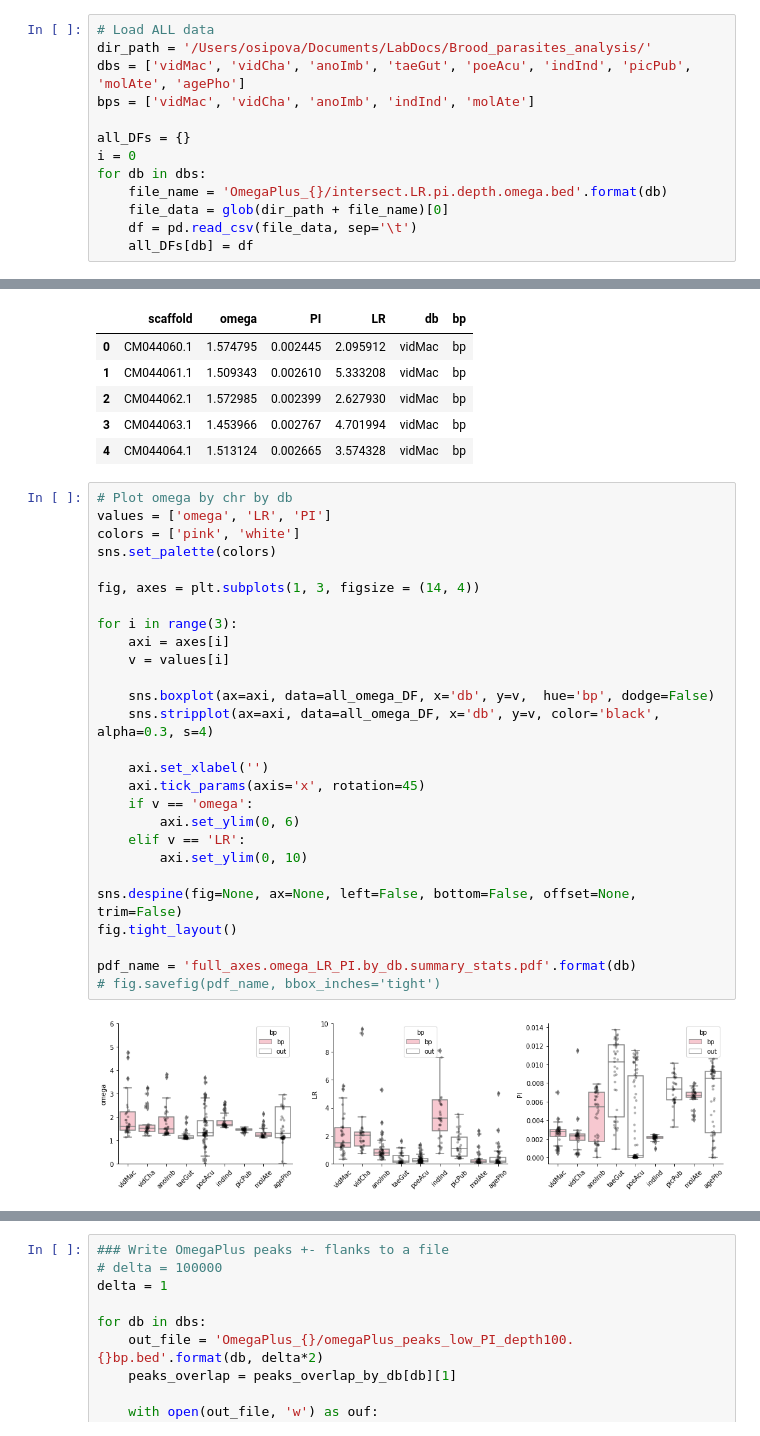
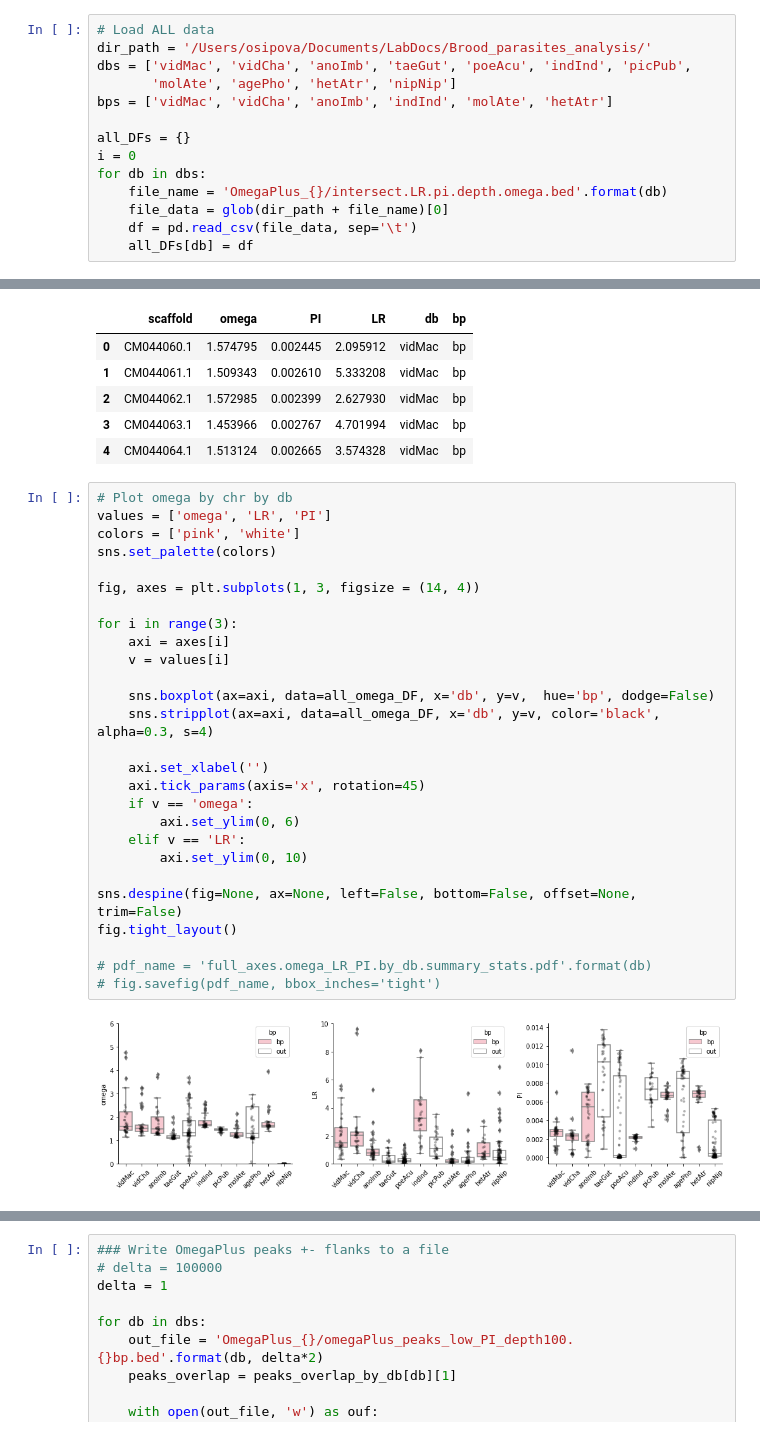
Before and after one commit to osipovarev/Brood_parasites_analysis, a Jupyter notebook: selective_sweeps_analysis.ipynb, the cells around one changed output, grey strips where cells are left out. Saved outputs shown, nothing was run; the diff lists cells and outputs as text.

```diff
--- a/selective_sweeps_analysis.ipynb
+++ b/selective_sweeps_analysis.ipynb
@@ -46,8 +46,9 @@ def find_local_extrema(x, f_x, window, p, extreme):
 # %%
 # Load ALL data
 dir_path = '/Users/osipova/Documents/LabDocs/Brood_parasites_analysis/'
-dbs = ['vidMac', 'vidCha', 'anoImb', 'taeGut', 'poeAcu', 'indInd', 'picPub', 'molAte', 'agePho']
-bps = ['vidMac', 'vidCha', 'anoImb', 'indInd', 'molAte']
+dbs = ['vidMac', 'vidCha', 'anoImb', 'taeGut', 'poeAcu', 'indInd', 'picPub',
+       'molAte', 'agePho', 'hetAtr', 'nipNip']
+bps = ['vidMac', 'vidCha', 'anoImb', 'indInd', 'molAte', 'hetAtr']
 
 all_DFs = {}
 i = 0
@@ -81,32 +82,32 @@ all_omega_DF.head()
 # %%
 # Plot omega by chr by db
 values = ['omega', 'LR', 'PI']
 colors = ['pink', 'white']
 sns.set_palette(colors)
 
 fig, axes = plt.subplots(1, 3, figsize = (14, 4))
 
 for i in range(3):
     axi = axes[i]
     v = values[i]
 
     sns.boxplot(ax=axi, data=all_omega_DF, x='db', y=v,  hue='bp', dodge=False)
     sns.stripplot(ax=axi, data=all_omega_DF, x='db', y=v, color='black', alpha=0.3, s=4)
 
     axi.set_xlabel('')
     axi.tick_params(axis='x', rotation=45)
     if v == 'omega':
         axi.set_ylim(0, 6)
     elif v == 'LR':
         axi.set_ylim(0, 10)
 
 sns.despine(fig=None, ax=None, left=False, bottom=False, offset=None, trim=False)
 fig.tight_layout()
 
-pdf_name = 'full_axes.omega_LR_PI.by_db.summary_stats.pdf'.format(db)
+# pdf_name = 'full_axes.omega_LR_PI.by_db.summary_stats.pdf'.format(db)
 # fig.savefig(pdf_name, bbox_inches='tight')
 # %% [output]
-[figure, old version]
+[figure, new version]
 # %%
 # OmegaPlus LD analysis
 sns.set_palette('tab10')
```
Also changed, not shown: parts of 6 cells of this notebook, 1 other file.
